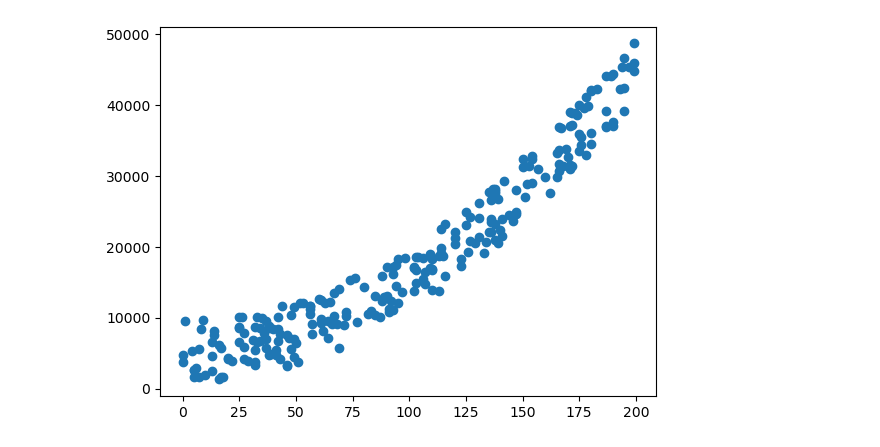
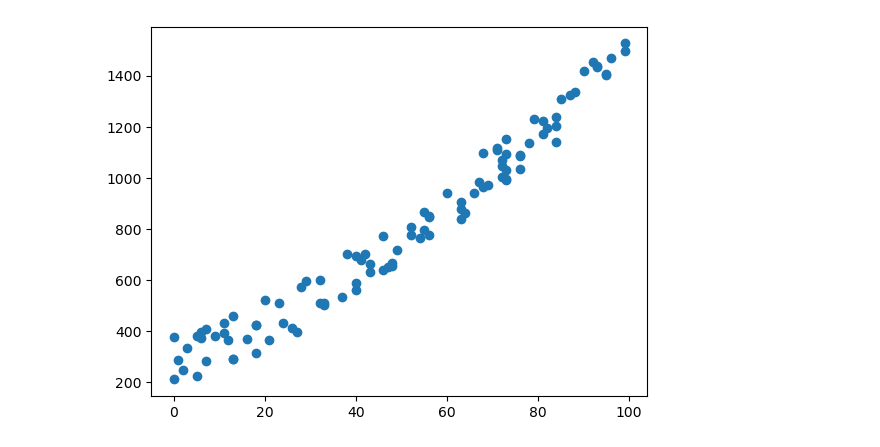
Before and after one commit to Simone-Albero/university-stuff, a Jupyter notebook: machine_learning/Multiple_reg.ipynb, the cells around one changed output. Cells and saved outputs as stored; diff of their text form; code cells hidden in the pictures.

```diff
--- a/machine_learning/Multiple_reg.ipynb
+++ b/machine_learning/Multiple_reg.ipynb
@@ -1,15 +1,15 @@
 # %%
 #per ogni y ho una funzione polinomiale => matrice
 
 import numpy as np
 import matplotlib.pyplot as plt
 
-X = np.random.randint(0, 200, (250,1))
+X = np.random.randint(0, 100, (100,1))
 
-Y = X**2 + np.random.randint(900, 10000, (250,1))
+Y = X**1.5 + 2*X + np.random.randint(200, 400, (100,1))
 
 plt.scatter(X, Y)
 plt.show()
 # %% [output]
-[figure, old version]
+[figure, new version]
 # %%
```
Also changed, not shown: parts of 3 cells of this notebook, 7 other files.
